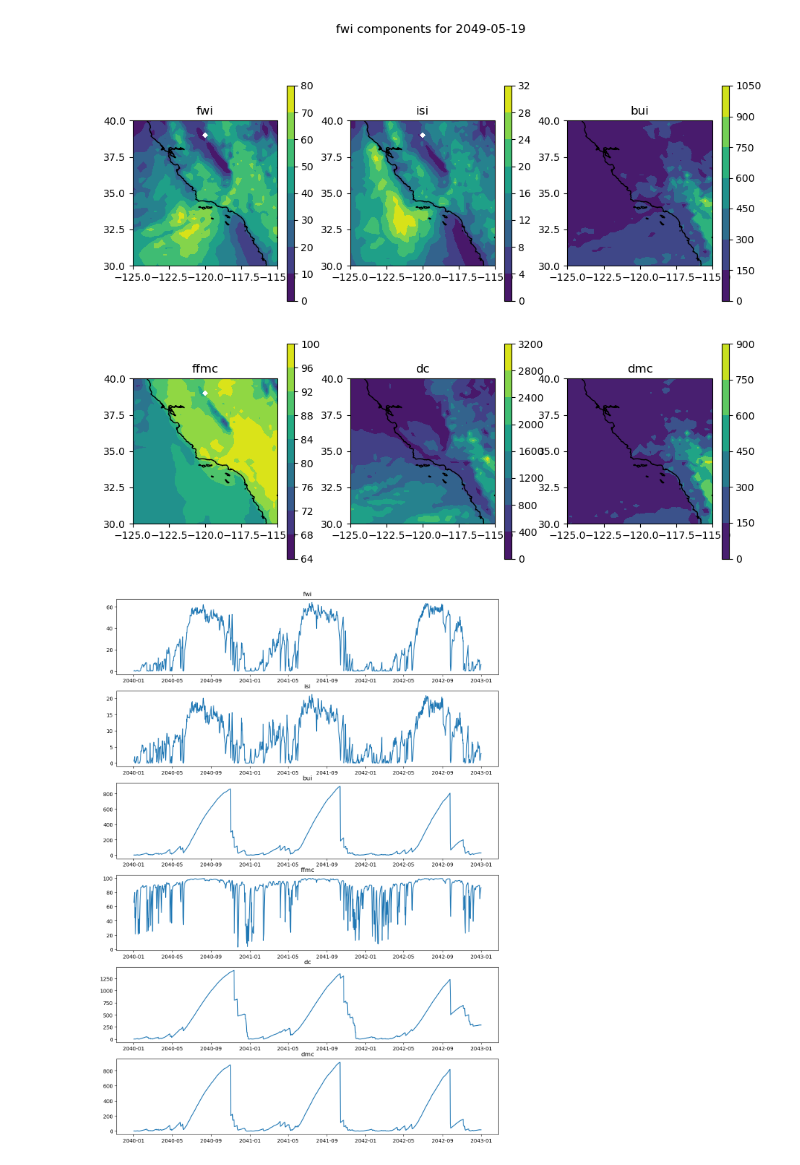
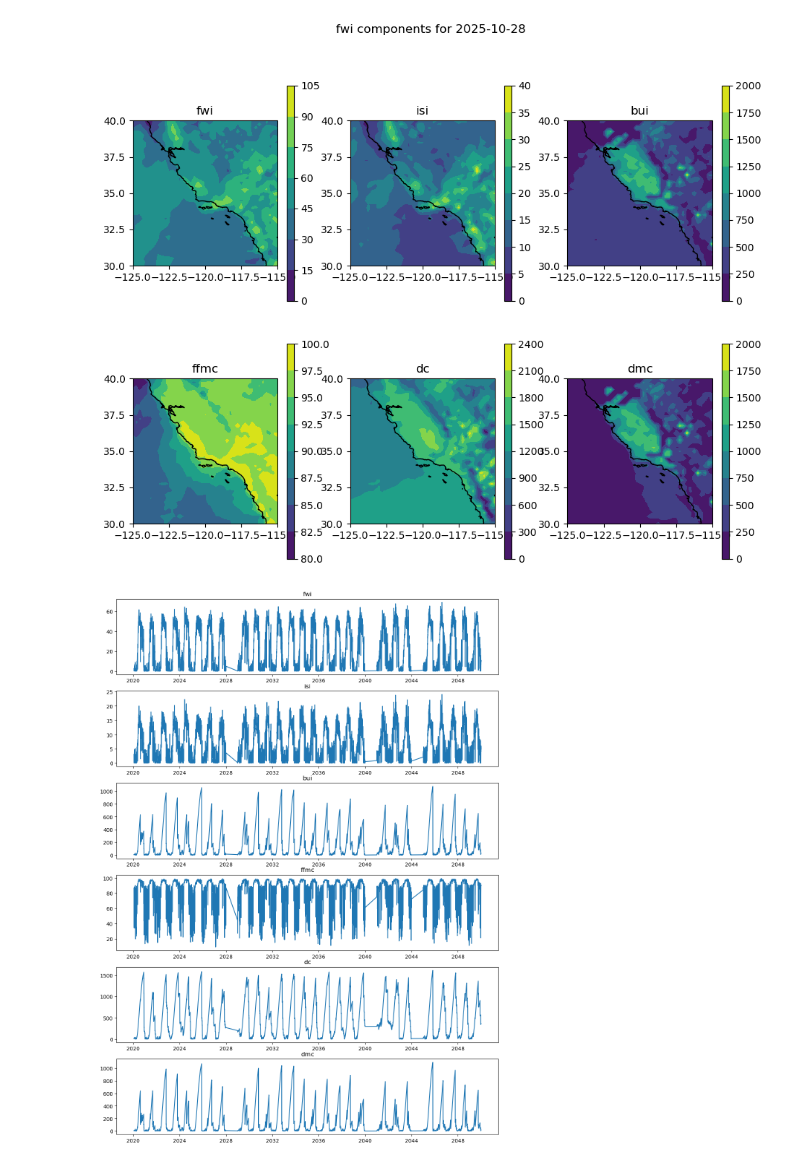
Before and after one commit to ralfhand/2024-10_Hackaton_Wageningen, a Jupyter notebook: plot_input_and_fwi_components.ipynb, the cells around one changed output. Cells and saved outputs as stored; diff of their text form; code cells hidden in the pictures.

```diff
--- a/plot_input_and_fwi_components.ipynb
+++ b/plot_input_and_fwi_components.ipynb
@@ -21,6 +21,10 @@ exp="ICON_ngc4008"
 infile_input= workdir + "inputvars_" + exp + "_California_025deg_" + str(YYYY) + ".nc"
 infile_fwi = workdir + "fwi_" + exp + "_California_025deg_" + str(YYYY) + ".nc"
 
+YYYY="2025"
+infile_input = workdir + "inputvars_" + exp + "_California_025deg_" + str(YYYY) + ".nc"
+infile_fwi = workdir + "test.nc"
+
 ds_input = xr.load_dataset(infile_input)
 ds_fwi = xr.load_dataset(infile_fwi)
 # %%
@@ -77,7 +81,7 @@ for i, var in enumerate(varlist):
 
 proj=ccrs.PlateCarree()
 
-ts=10000             # select timestep
+ts=300             # select timestep
 n_xticks=5        # select number of latitude ticks
 n_yticks=5        # select number of longitude ticks
 limit_cbar=False  # set bounds for cbar. Put False for automatic cbar limits
@@ -123,28 +127,28 @@ for i, var in enumerate(varlist):
     axs[i].coastlines()
     axs[i].set_title(var)
 # %% [output]
-[figure, old version]
+[figure, new version]
 # %%
 # plot a time series for a single point
 
 lon_sel=-120
 lat_sel=37.5
 
-time_min="2040-01-01"
-time_max="2042-12-31"
+time_min="1990-01-01"
+time_max="2049-12-31"
 
 varlist=["fwi","isi","bui","ffmc","dc","dmc"]
 
 fig, axs = plt.subplots(nrows=6,ncols=1,
                         figsize=(11,15))
 fig.tight_layout()
 
 axs=axs.flatten()
 
 for i, var in enumerate(varlist):
     data=ds_fwi[var].sel(lon=lon_sel,lat=lat_sel,method="nearest").sel(time=slice(time_min,time_max))
     taxis=ds_fwi.time.sel(time=slice(time_min,time_max))
     plot = axs[i].plot(taxis,data)
     axs[i].set_title(var)
 # %% [output]
-[figure, old version]
+[figure, new version]
```
Also changed, not shown: parts of 1 cell of this notebook, 2 other files.
